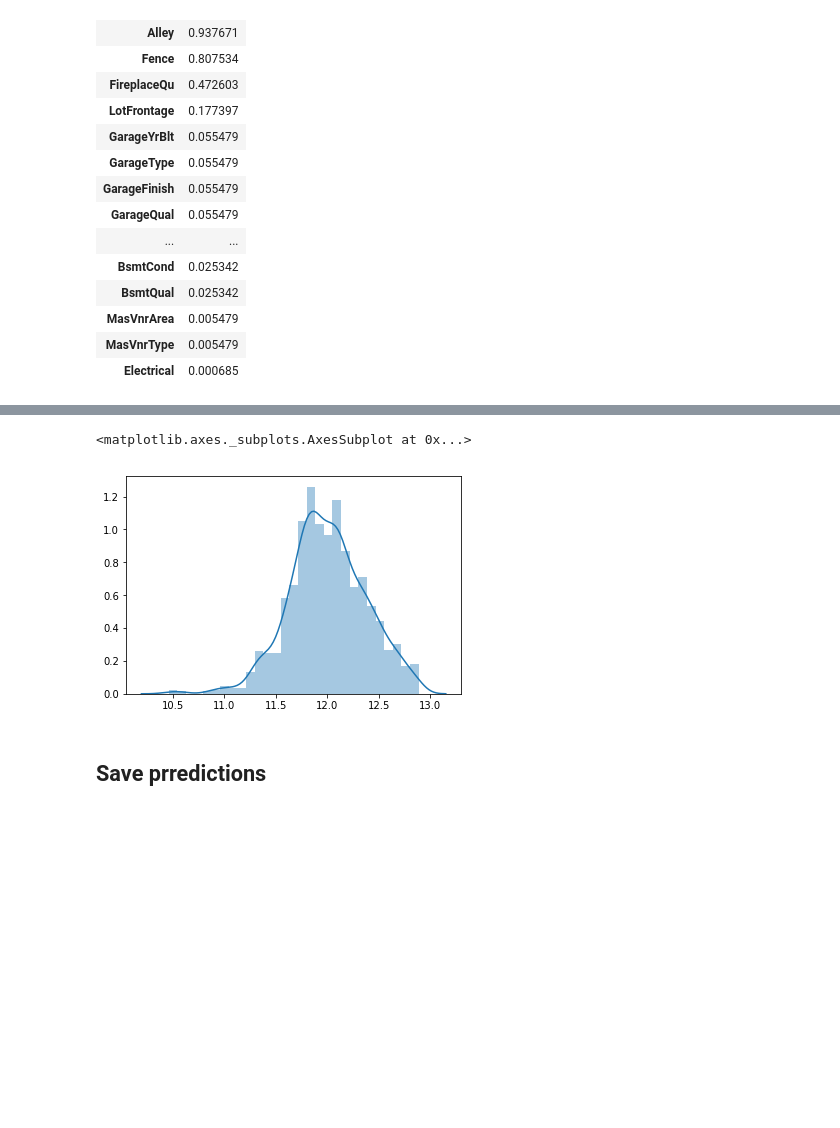
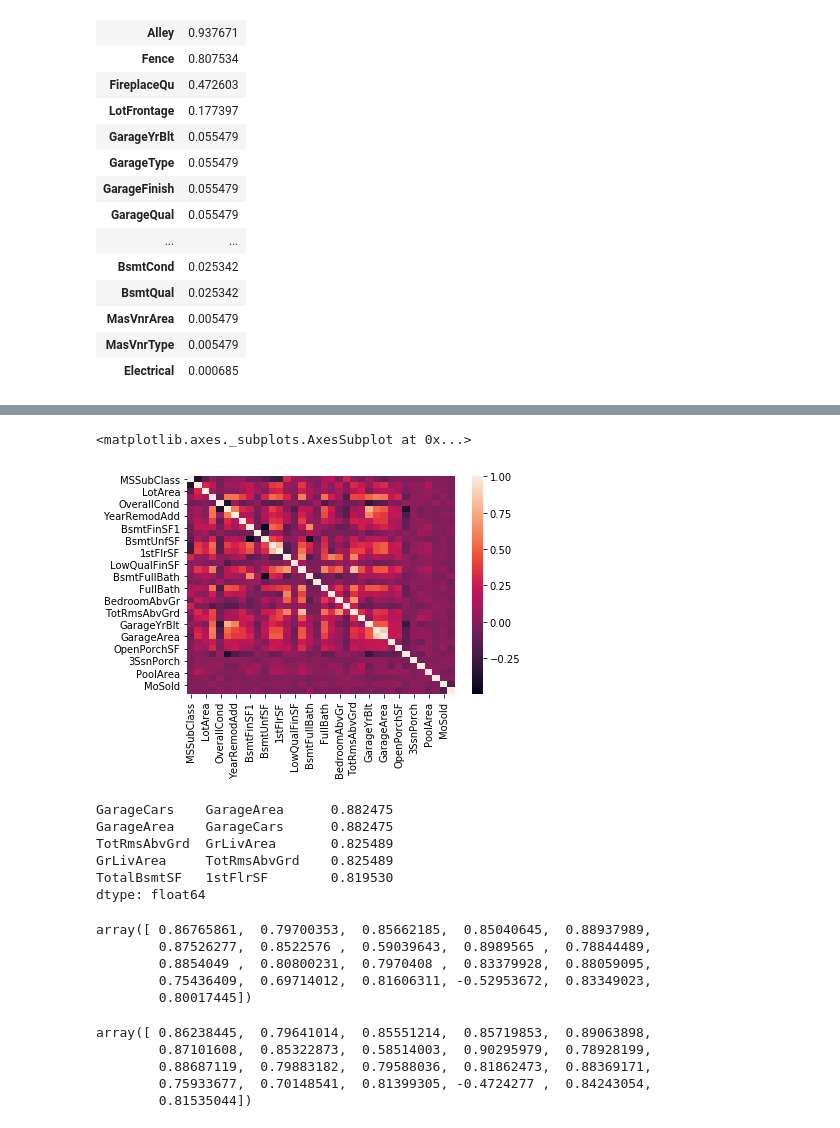
Before and after one commit to subpath/Stacked_regression, a Jupyter notebook: Stacking Regression.ipynb, the cells around one changed output, grey strips where cells are left out. Saved outputs shown, nothing was run; the diff lists cells and outputs as text; code cells hidden in the pictures; blank space fills up the shorter version.

```diff
--- a/Stacking Regression.ipynb
+++ b/Stacking Regression.ipynb
@@ -42,6 +42,4 @@ data.drop(missed[missed['% NULL'] > 0.80].index, 1, inplace=True)
 # %%
 data = data.select_dtypes(include=['int', 'float'])
 # %%
-data = data.fillna(data.median())
+data = data.fillna(data.mean())
-# %%
-data = data[data['SalePrice']<500_000]
@@ -64,6 +45,0 @@ pylab.scatter(np.log(y), predictions)
-# %%
-import seaborn as sns
-sns.distplot(np.log(y))
-# %% [output]
-<matplotlib.axes._subplots.AxesSubplot at 0x...>
-[figure, removed]
@@ -72,2 +45,0 @@ features = data.columns[:-1]
-# %% [markdown]
-## Save prredictions
@@ -83,0 +46,20 @@ y_predict_test_data.to_csv("Submition_Stack.csv", index=False)
+# %%
+# удалил колонки Id и целевую переменную SalePrice, так как это не фичи
+# по хитмап мне ничего не понятно, поэтому ниже я нашел скоррелированные пары
+sns.heatmap(data.drop(['Id', 'SalePrice'], axis=1).corr())
+# %% [output]
+<matplotlib.axes._subplots.AxesSubplot at 0x...>
+[figure, added]
+# %%
+# найти пары самых скоррелированных колонок
+# я это просто загуглил
+# пропустил первые 36 колонок, потому что это диагональ в матрице корреляции - корреляция колонки к колонке А равна 1
+# и для примера взял топ 5 пар
+data.drop(['Id', 'SalePrice'], axis=1).corr().abs().unstack().sort_values(kind="quicksort", ascending=False)[36:][:5]
+# %% [output]
+GarageCars    GarageArea      0.882475
+GarageArea    GarageCars      0.882475
+TotRmsAbvGrd  GrLivArea       0.825489
+GrLivArea     TotRmsAbvGrd    0.825489
+TotalBsmtSF   1stFlrSF        0.819530
+dtype: float64
@@ -83,0 +83,9 @@ y_predict_test_data.to_csv("Submition_Stack.csv", index=False)
+# %%
+# получил такой array
+metrics_without_A
+# %% [output]
+array([ 0.86765861,  0.79700353,  0.85662185,  0.85040645,  0.88937989,
+        0.87526277,  0.8522576 ,  0.59039643,  0.8989565 ,  0.78844489,
+        0.8854049 ,  0.80800231,  0.7970408 ,  0.83379928,  0.88059095,
+        0.75436409,  0.69714012,  0.81606311, -0.52953672,  0.83349023,
+        0.80017445])
@@ -83,0 +101,8 @@ y_predict_test_data.to_csv("Submition_Stack.csv", index=False)
+# %%
+metrics_without_B
+# %% [output]
+array([ 0.86238445,  0.79641014,  0.85551214,  0.85719853,  0.89063898,
+        0.87101608,  0.85322873,  0.58514003,  0.90295979,  0.78928199,
+        0.88687119,  0.79883182,  0.79588036,  0.81862473,  0.88369171,
+        0.75933677,  0.70148541,  0.81399305, -0.4724277 ,  0.84243054,
+        0.81535044])
```
Also changed, not shown: parts of 13 cells of this notebook.
